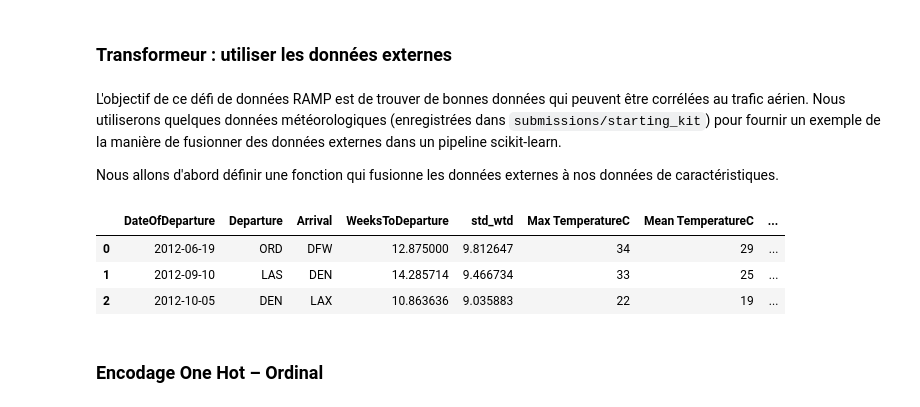
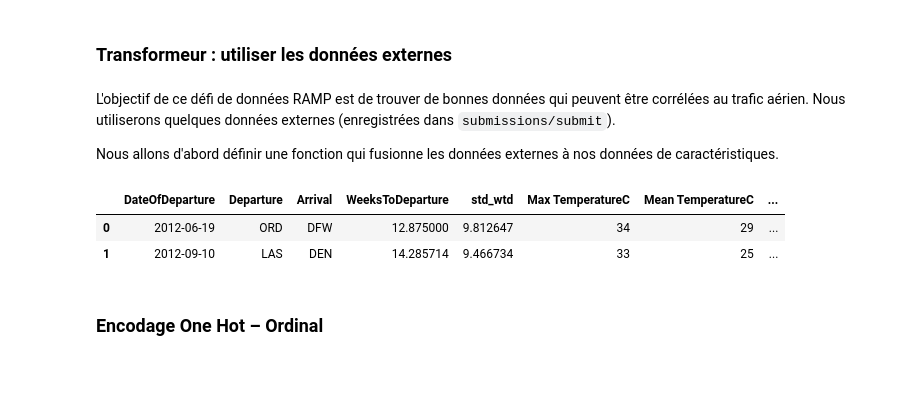
Before and after one commit to samirLazzali/air-passengers-prediction, a Jupyter notebook: start.ipynb, the cells around one changed output. Cells and saved outputs as stored; diff of their text form; code cells hidden in the pictures; blank space fills up the shorter version.

Commit message:
odif pour le ramp

```diff
--- a/start.ipynb
+++ b/start.ipynb
@@ -114,8 +113,11 @@ def compute_dist(X):
                  'SEA': -122.30931000000001, 'IAH': -95.33972}
 
 
-    X["Distance"] = X.apply(lambda x : distance((dict_lat[x["Departure"]],dict_long[x["Departure"]]),
-              (dict_lat[x["Arrival"]], dict_long[x["Arrival"]])), axis=1)
+    X["Distance"] = X.apply(lambda x :
+                            distance((dict_lat[x["Departure"]],
+                                      dict_long[x["Departure"]]),
+                                     (dict_lat[x["Arrival"]],
+                                      dict_long[x["Arrival"]])), axis=1)
 
     return X
 
@@ -132,30 +134,29 @@ dist_.fit_transform(X_train).head()
 # %% [markdown]
 ### Transformeur : utiliser les données externes
 # %% [markdown]
-L'objectif de ce défi de données RAMP est de trouver de bonnes données qui peuvent être corrélées au trafic aérien. Nous utiliserons quelques données météorologiques (enregistrées dans `submissions/starting_kit`) pour fournir un exemple de la manière de fusionner des données externes dans un pipeline scikit-learn.
+L'objectif de ce défi de données RAMP est de trouver de bonnes données qui peuvent être corrélées au trafic aérien. Nous utiliserons quelques données externes (enregistrées dans `submissions/submit`).
 
 Nous allons d'abord définir une fonction qui fusionne les données externes à nos données de caractéristiques.
 # %%
-__file__ = os.path.join('submissions', 'starting_kit', 'estimator.py')
+__file__ = os.path.join('submissions', 'submit', 'estimator.py')
 filepath = os.path.join(os.path.dirname(__file__), 'external_data.csv')
 # %%
 def _merge_external_data(X):
-    __file__ = os.path.join('submissions', 'starting_kit', 'estimator.py')
+    __file__ = os.path.join('submissions', 'submit', 'estimator.py')
     filepath = os.path.join(os.path.dirname(__file__),
                             'external_data.csv')
 
+
     X["DateOfDeparture"] = pd.to_datetime(X['DateOfDeparture'])
-    X_weather = pd.read_csv(filepath, parse_dates=["Date"])
+    X_weather = pd.read_csv(filepath, parse_dates=["Date"], index_col=0)
 
     X_weather["Precipitationmm"] = X_weather["Precipitationmm"].replace('T',None)
     X_weather["Precipitationmm"] = X_weather["Precipitationmm"].astype(float)
     X_weather["Events"].fillna(mode(X_weather["Events"]).mode[0], inplace=True)
-
     X_weather.drop(columns=["Max Gust SpeedKm/h","Events"], inplace=True)
 
     X_weather = X_weather.rename(columns={'Date': 'DateOfDeparture',
                                           'AirPort': 'Arrival'})
-
     X_merged = pd.merge(X, X_weather,
                         how='left',
                         on=['DateOfDeparture', 'Arrival'],
@@ -165,12 +166,11 @@ def _merge_external_data(X):
 
 data_merger = FunctionTransformer(_merge_external_data)
 # %%
-data_merger.fit_transform(X_train).head(3)
+data_merger.fit_transform(X_train).head(2)
 # %% [output]
 |  | DateOfDeparture | Departure | Arrival | WeeksToDeparture | std_wtd | Max TemperatureC | Mean TemperatureC | ... |
 | 0 | 2012-06-19 | ORD | DFW | 12.875000 | 9.812647 | 34 | 29 | ... |
 | 1 | 2012-09-10 | LAS | DEN | 14.285714 | 9.466734 | 33 | 25 | ... |
-| 2 | 2012-10-05 | DEN | LAX | 10.863636 | 9.035883 | 22 | 19 | ... |
 # %% [markdown]
 ### Encodage One Hot – Ordinal
 # %%
```
Also changed, not shown: parts of 23 cells of this notebook, 2 other files.
